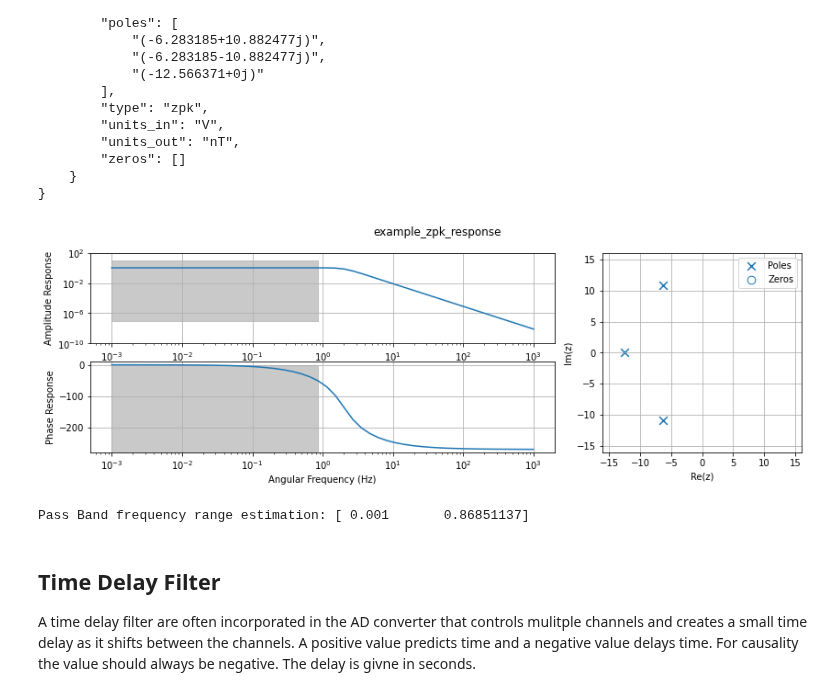
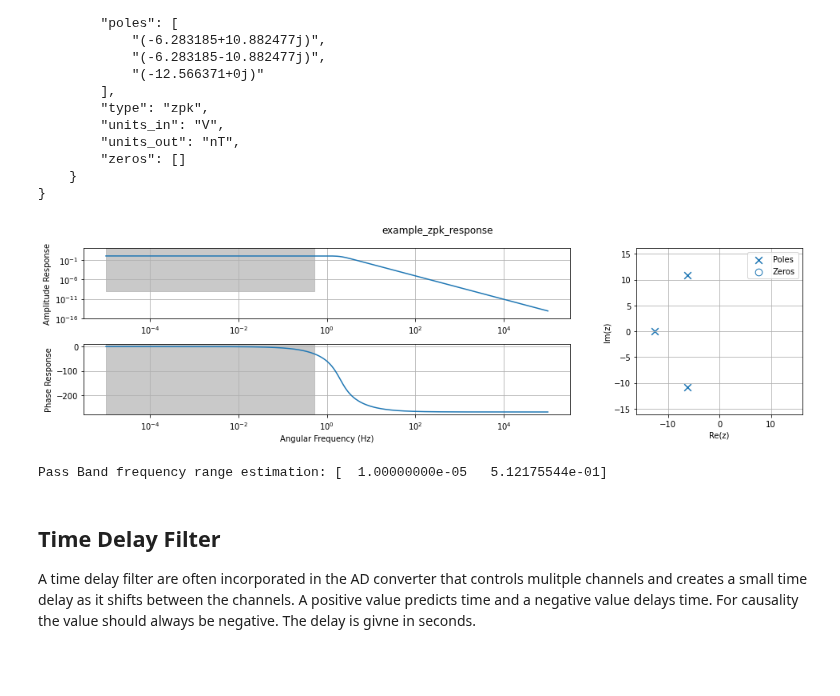
Before and after one commit to kujaku11/mth5, a Jupyter notebook: docs/source/notebooks/filters_example.ipynb, the cells around one changed output. Saved outputs shown, nothing was run; the diff lists cells and outputs as text; code cells hidden in the pictures; blank space fills up the shorter version.

```diff
--- a/docs/source/notebooks/filters_example.ipynb
+++ b/docs/source/notebooks/filters_example.ipynb
@@ -35,7 +35,7 @@ import numpy as np
 
 # make a general frequency array to calculate complex response
 # note that these are linear frequencies and the complex response uses angular frequencies
-frequencies = np.logspace(-3, 3, 50)
+frequencies = np.logspace(-5, 5, 500)
 # %% [markdown]
 ## Coefficient Filter
 A coefficient filter is relatively simple.  It includes a scale factor represented as `gain`.
@@ -206,13 +171,11 @@ pz
     }
 }
 # %%
-pz.plot_response(frequencies, x_units="frequency")
+pz.plot_response(frequencies, x_units="frequency", pb_tol=1e-2)
+print(f"Pass Band frequency range estimation: {pz.pass_band(frequencies, tol=1e-2)}")
 # %% [output]
-[figure, old version]
+[figure, new version]
+Pass Band frequency range estimation: [  1.00000000e-05   5.12175544e-01]
-# %%
-print(f"Pass Band frequency range estimation: {pz.pass_band(frequencies)}")
-# %% [output]
-Pass Band frequency range estimation: [ 0.001       0.86851137]
 # %% [markdown]
 ## Time Delay Filter
 
```
Also changed, not shown: parts of 7 cells of this notebook.
